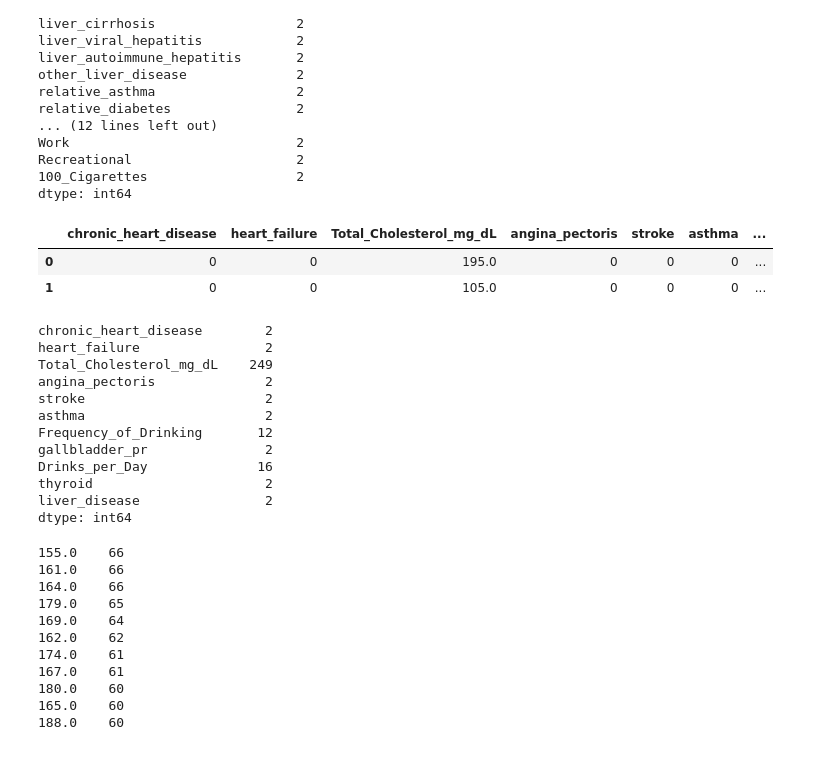
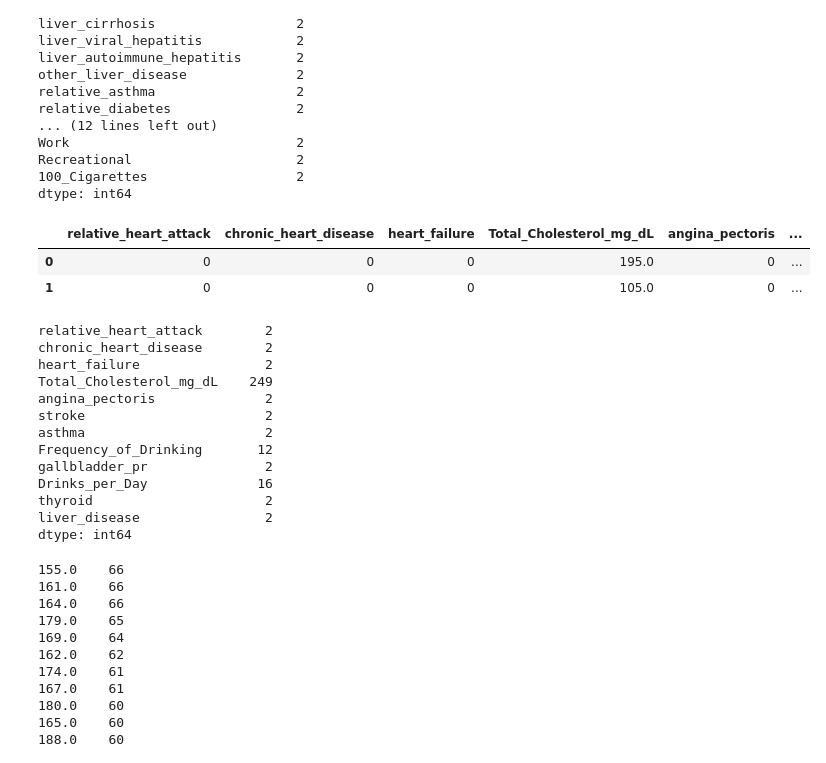
Before and after one commit to equitymarkets/HeartAttackPrediction, a Jupyter notebook: heart_risk.ipynb, the cells around one changed output. Cells and saved outputs as stored; diff of their text form; code cells hidden in the pictures.

```diff
--- a/heart_risk.ipynb
+++ b/heart_risk.ipynb
@@ -34,16 +34,17 @@ Recreational                     2
 100_Cigarettes                   2
 dtype: int64
 # %%
-health_df = raw_health_df[['chronic_heart_disease', 'heart_failure', 'Total_Cholesterol_mg_dL', 'angina_pectoris', 'stroke', 'asthma', 'Frequency_of_Drinking', 'gallbladder_pr', 'Drinks_per_Day', 'thyroid', 'liver_disease']].copy()
+health_df = raw_health_df[['relative_heart_attack','chronic_heart_disease', 'heart_failure', 'Total_Cholesterol_mg_dL', 'angina_pectoris', 'stroke', 'asthma', 'Frequency_of_Drinking', 'gallbladder_pr', 'Drinks_per_Day', 'thyroid', 'liver_disease']].copy()
 
 health_df.head(2)
 # %% [output]
-|  | chronic_heart_disease | heart_failure | Total_Cholesterol_mg_dL | angina_pectoris | stroke | asthma | ... |
-| 0 | 0 | 0 | 195.0 | 0 | 0 | 0 | ... |
-| 1 | 0 | 0 | 105.0 | 0 | 0 | 0 | ... |
+|  | relative_heart_attack | chronic_heart_disease | heart_failure | Total_Cholesterol_mg_dL | angina_pectoris | ... |
+| 0 | 0 | 0 | 0 | 195.0 | 0 | ... |
+| 1 | 0 | 0 | 0 | 105.0 | 0 | ... |
 # %%
 health_df.nunique(axis=0)
 # %% [output]
+relative_heart_attack        2
 chronic_heart_disease        2
 heart_failure                2
 Total_Cholesterol_mg_dL    249
```
Also changed, not shown: parts of 13 cells of this notebook.
